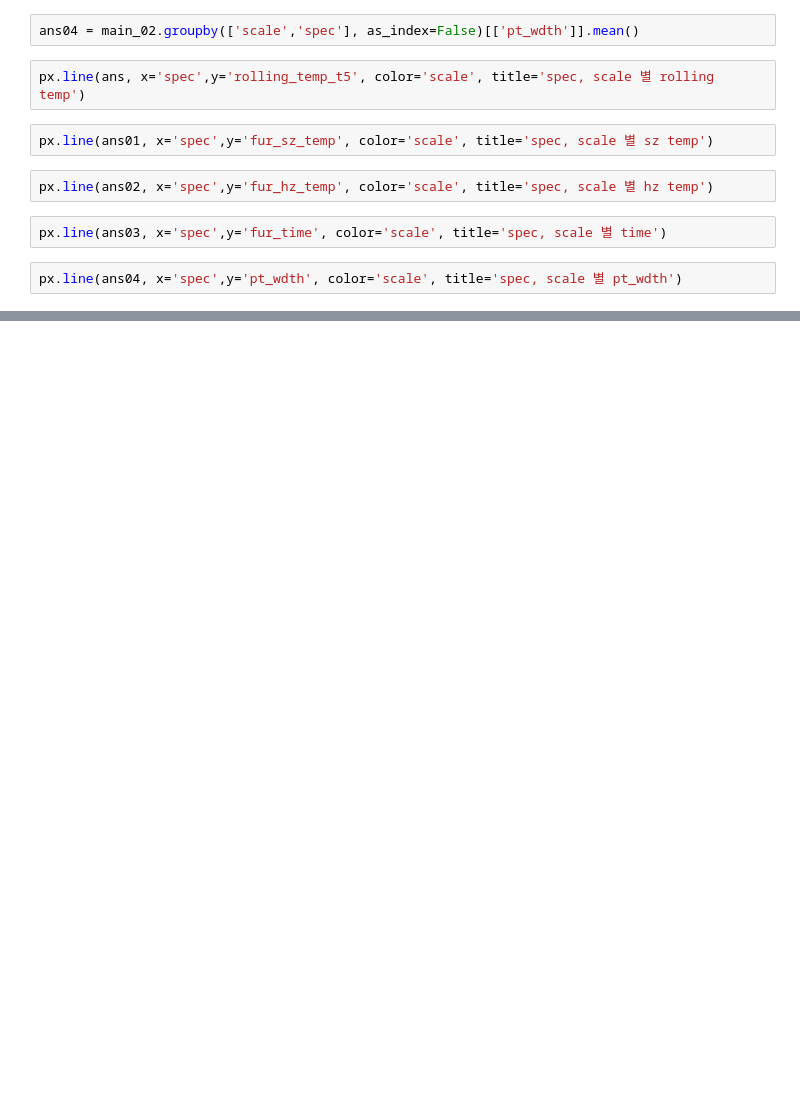
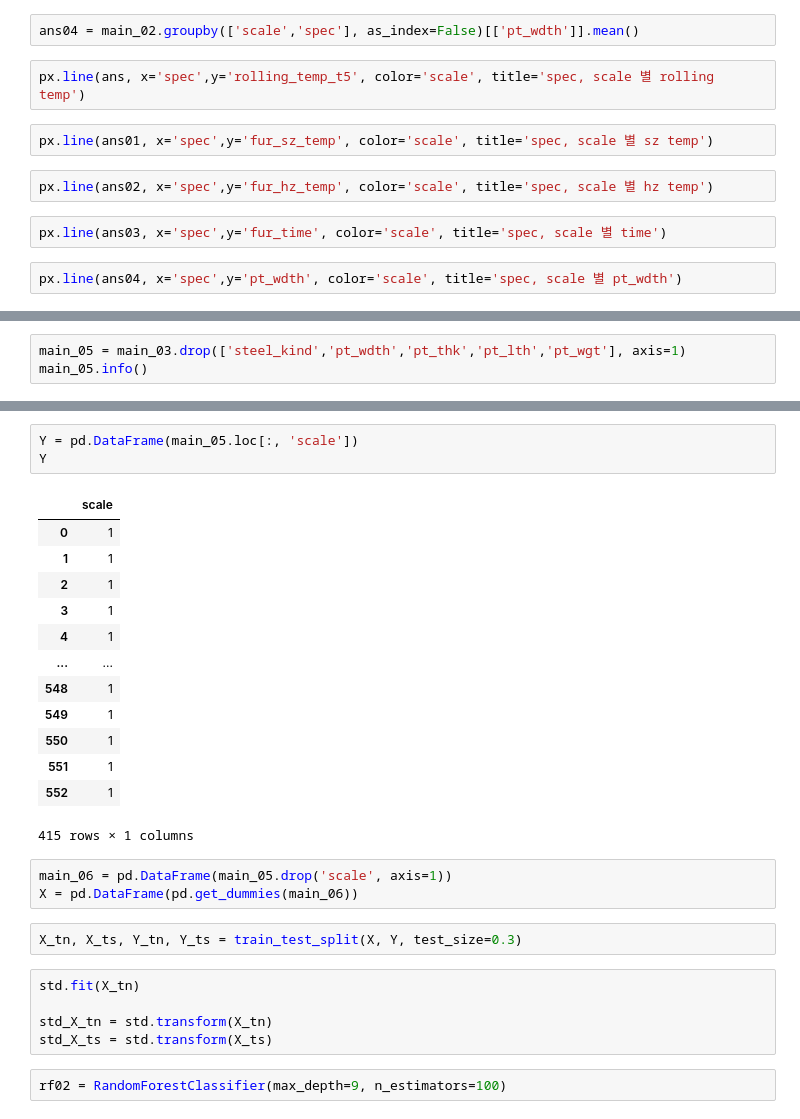
Before and after one commit to Liamns/steel_project, a Jupyter notebook: mg_project_copy.ipynb, the cells around one changed output, grey strips where cells are left out. Drawn from its saved outputs; the diff is of its cells as text; blank space fills up the shorter version.

```diff
--- a/mg_project_copy.ipynb
+++ b/mg_project_copy.ipynb
@@ -646,0 +643,3 @@ px.line(ans04, x='spec',y='pt_wdth', color='scale', title='spec, scale 별 pt_wd
+# %%
+main_05 = main_03.drop(['steel_kind','pt_wdth','pt_thk','pt_lth','pt_wgt'], axis=1)
+main_05.info()
@@ -646,0 +665,29 @@ px.line(ans04, x='spec',y='pt_wdth', color='scale', title='spec, scale 별 pt_wd
+# %%
+Y = pd.DataFrame(main_05.loc[:, 'scale'])
+Y
+# %% [output]
+|  | scale |
+| 0 | 1 |
+| 1 | 1 |
+| 2 | 1 |
+| 3 | 1 |
+| 4 | 1 |
+| ... | ... |
+| 548 | 1 |
+| 549 | 1 |
+| 550 | 1 |
+| 551 | 1 |
+| 552 | 1 |
+415 rows × 1 columns
+# %%
+main_06 = pd.DataFrame(main_05.drop('scale', axis=1))
+X = pd.DataFrame(pd.get_dummies(main_06))
+# %%
+X_tn, X_ts, Y_tn, Y_ts = train_test_split(X, Y, test_size=0.3)
+# %%
+std.fit(X_tn)
+
+std_X_tn = std.transform(X_tn)
+std_X_ts = std.transform(X_ts)
+# %%
+rf02 = RandomForestClassifier(max_depth=9, n_estimators=100)
```
Also changed, not shown: parts of 11 cells of this notebook.
